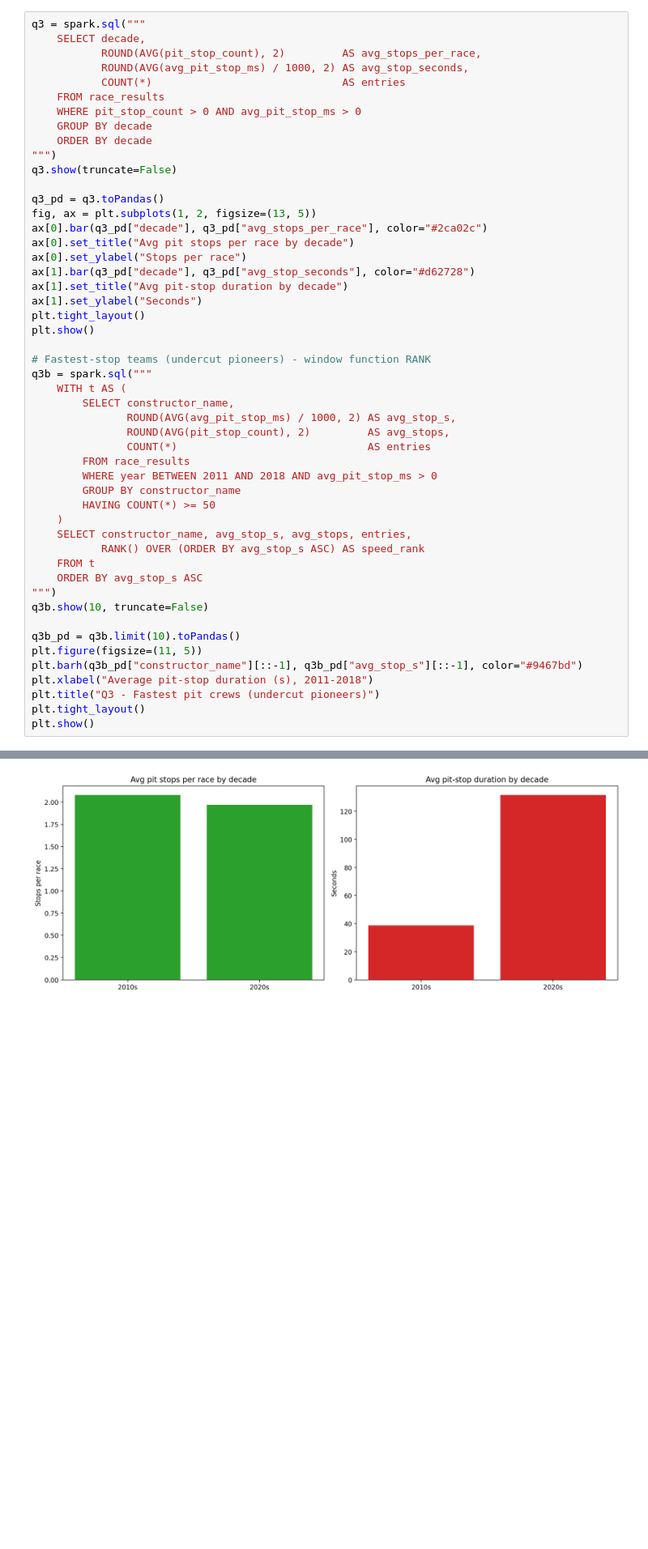
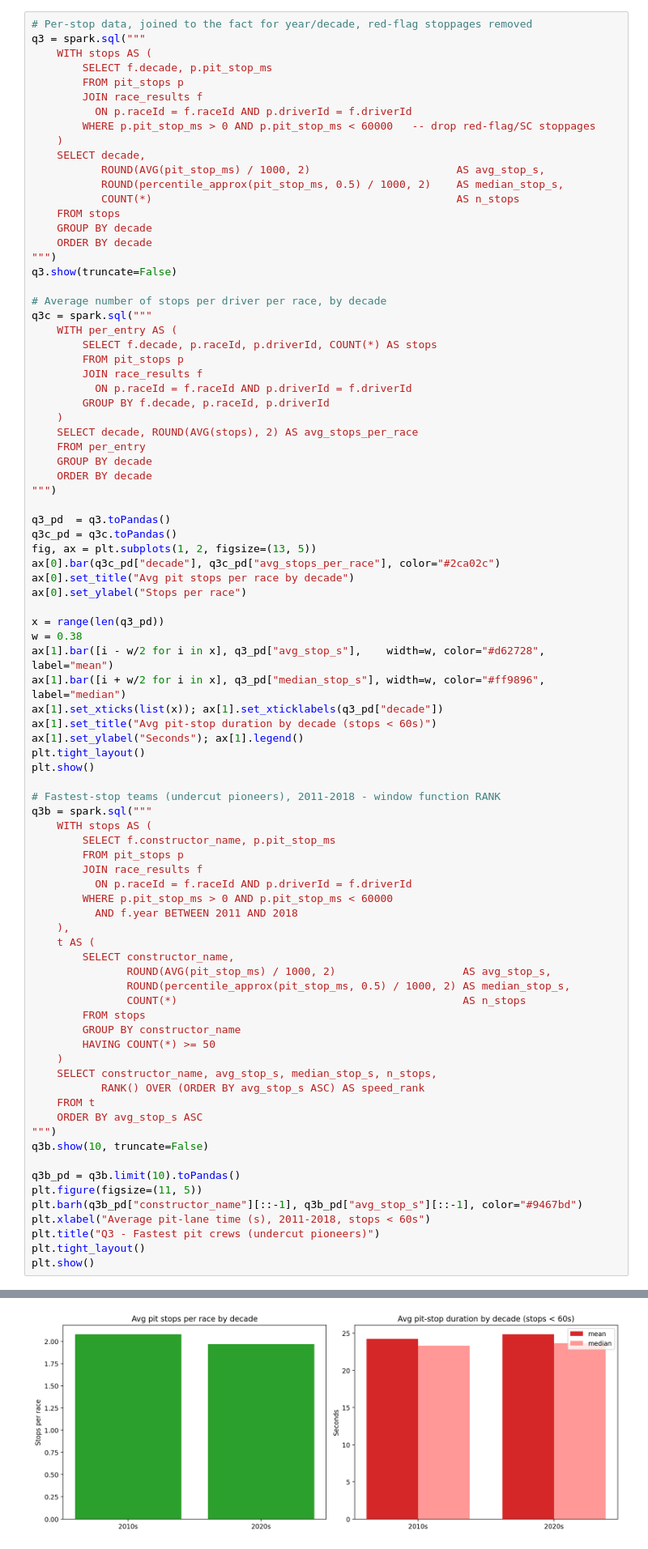
Before and after one commit to simon-sazonov/BigDataAnalytics, a Jupyter notebook: Notebook_2_EDA_and_flow_chart.ipynb, the cells around one changed output, grey strips where cells are left out. Shown at 81% size. Drawn from its saved outputs; the diff is of its cells as text; blank space fills up the shorter version.

```diff
--- a/Notebook_2_EDA_and_flow_chart.ipynb
+++ b/Notebook_2_EDA_and_flow_chart.ipynb
@@ -963,42 +963,77 @@ pioneered fast (undercut-enabling) stops?* Reliable pit-stop timing exists from
 constructors by average stop duration in the early hybrid era (2011-2018) - the
 fastest crews are best positioned to execute the undercut.
 # %%
+# Per-stop data, joined to the fact for year/decade, red-flag stoppages removed
 q3 = spark.sql("""
+    WITH stops AS (
+        SELECT f.decade, p.pit_stop_ms
+        FROM pit_stops p
+        JOIN race_results f
+          ON p.raceId = f.raceId AND p.driverId = f.driverId
+        WHERE p.pit_stop_ms > 0 AND p.pit_stop_ms < 60000   -- drop red-flag/SC stoppages
+    )
     SELECT decade,
-           ROUND(AVG(pit_stop_count), 2)         AS avg_stops_per_race,
-           ROUND(AVG(avg_pit_stop_ms) / 1000, 2) AS avg_stop_seconds,
-           COUNT(*)                              AS entries
-    FROM race_results
-    WHERE pit_stop_count > 0 AND avg_pit_stop_ms > 0
+           ROUND(AVG(pit_stop_ms) / 1000, 2)                       AS avg_stop_s,
+           ROUND(percentile_approx(pit_stop_ms, 0.5) / 1000, 2)    AS median_stop_s,
+           COUNT(*)                                                AS n_stops
+    FROM stops
     GROUP BY decade
     ORDER BY decade
 """)
 q3.show(truncate=False)
 
-q3_pd = q3.toPandas()
+# Average number of stops per driver per race, by decade
+q3c = spark.sql("""
+    WITH per_entry AS (
+        SELECT f.decade, p.raceId, p.driverId, COUNT(*) AS stops
+        FROM pit_stops p
+        JOIN race_results f
+          ON p.raceId = f.raceId AND p.driverId = f.driverId
+        GROUP BY f.decade, p.raceId, p.driverId
+    )
+    SELECT decade, ROUND(AVG(stops), 2) AS avg_stops_per_race
+    FROM per_entry
+    GROUP BY decade
+    ORDER BY decade
+""")
+
+q3_pd  = q3.toPandas()
+q3c_pd = q3c.toPandas()
 fig, ax = plt.subplots(1, 2, figsize=(13, 5))
-ax[0].bar(q3_pd["decade"], q3_pd["avg_stops_per_race"], color="#2ca02c")
+ax[0].bar(q3c_pd["decade"], q3c_pd["avg_stops_per_race"], color="#2ca02c")
 ax[0].set_title("Avg pit stops per race by decade")
 ax[0].set_ylabel("Stops per race")
-ax[1].bar(q3_pd["decade"], q3_pd["avg_stop_seconds"], color="#d62728")
-ax[1].set_title("Avg pit-stop duration by decade")
-ax[1].set_ylabel("Seconds")
+
+x = range(len(q3_pd))
+w = 0.38
+ax[1].bar([i - w/2 for i in x], q3_pd["avg_stop_s"],    width=w, color="#d62728", label="mean")
+ax[1].bar([i + w/2 for i in x], q3_pd["median_stop_s"], width=w, color="#ff9896", label="median")
+ax[1].set_xticks(list(x)); ax[1].set_xticklabels(q3_pd["decade"])
+ax[1].set_title("Avg pit-stop duration by decade (stops < 60s)")
+ax[1].set_ylabel("Seconds"); ax[1].legend()
 plt.tight_layout()
 plt.show()
 
-# Fastest-stop teams (undercut pioneers) - window function RANK
+# Fastest-stop teams (undercut pioneers), 2011-2018 - window function RANK
 q3b = spark.sql("""
-    WITH t AS (
+    WITH stops AS (
+        SELECT f.constructor_name, p.pit_stop_ms
+        FROM pit_stops p
+        JOIN race_results f
+          ON p.raceId = f.raceId AND p.driverId = f.driverId
+        WHERE p.pit_stop_ms > 0 AND p.pit_stop_ms < 60000
+          AND f.year BETWEEN 2011 AND 2018
+    ),
+    t AS (
         SELECT constructor_name,
-               ROUND(AVG(avg_pit_stop_ms) / 1000, 2) AS avg_stop_s,
-               ROUND(AVG(pit_stop_count), 2)         AS avg_stops,
-               COUNT(*)                              AS entries
-        FROM race_results
-        WHERE year BETWEEN 2011 AND 2018 AND avg_pit_stop_ms > 0
+               ROUND(AVG(pit_stop_ms) / 1000, 2)                    AS avg_stop_s,
+               ROUND(percentile_approx(pit_stop_ms, 0.5) / 1000, 2) AS median_stop_s,
+               COUNT(*)                                             AS n_stops
+        FROM stops
         GROUP BY constructor_name
         HAVING COUNT(*) >= 50
     )
-    SELECT constructor_name, avg_stop_s, avg_stops, entries,
+    SELECT constructor_name, avg_stop_s, median_stop_s, n_stops,
            RANK() OVER (ORDER BY avg_stop_s ASC) AS speed_rank
     FROM t
     ORDER BY avg_stop_s ASC
@@ -1008,7 +1043,7 @@ q3b.show(10, truncate=False)
 q3b_pd = q3b.limit(10).toPandas()
 plt.figure(figsize=(11, 5))
 plt.barh(q3b_pd["constructor_name"][::-1], q3b_pd["avg_stop_s"][::-1], color="#9467bd")
-plt.xlabel("Average pit-stop duration (s), 2011-2018")
+plt.xlabel("Average pit-lane time (s), 2011-2018, stops < 60s")
 plt.title("Q3 - Fastest pit crews (undercut pioneers)")
 plt.tight_layout()
 plt.show()
@@ -1022 +1057 @@ plt.show()
-[figure, old version]
+[figure, new version]
```
Also changed, not shown: parts of 2 cells of this notebook.
